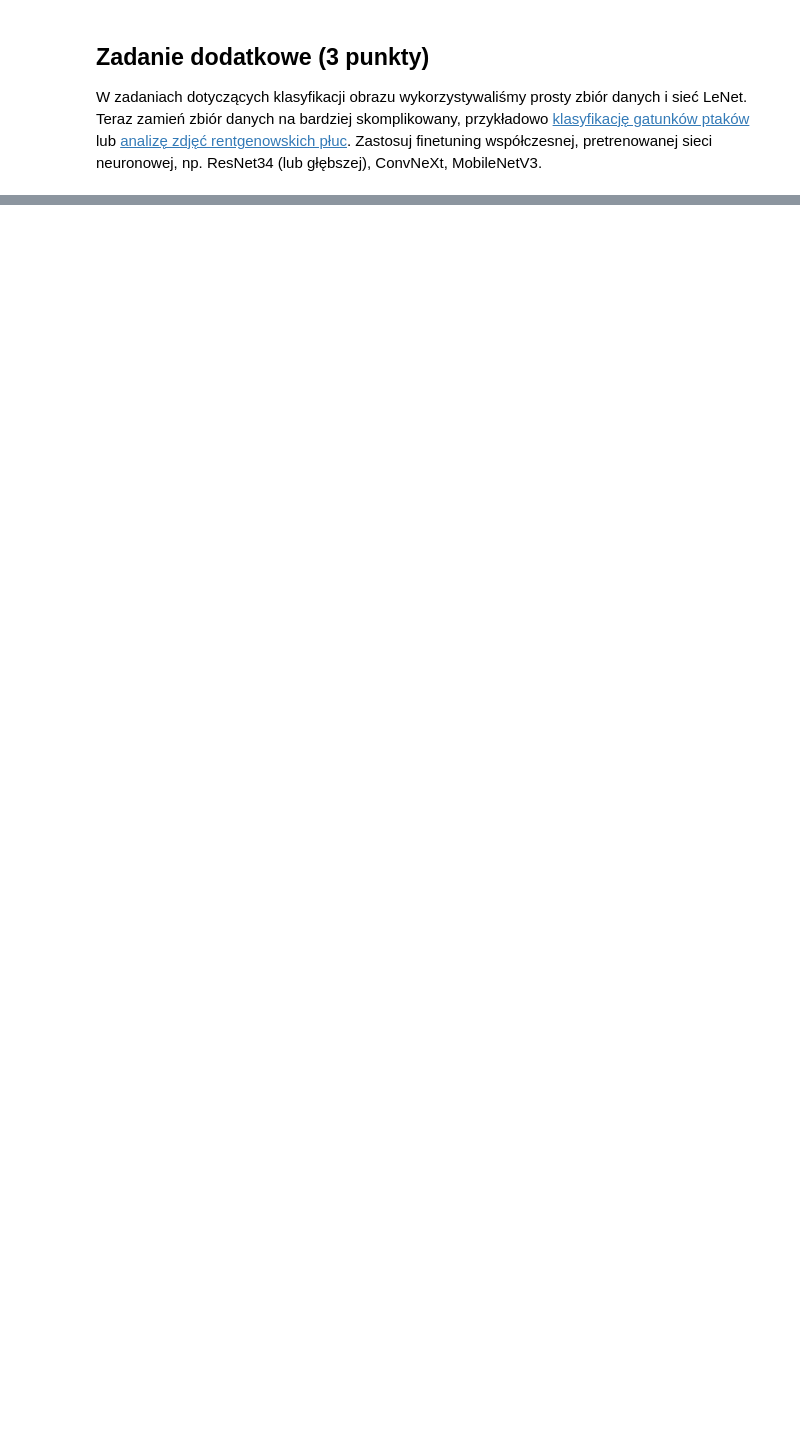
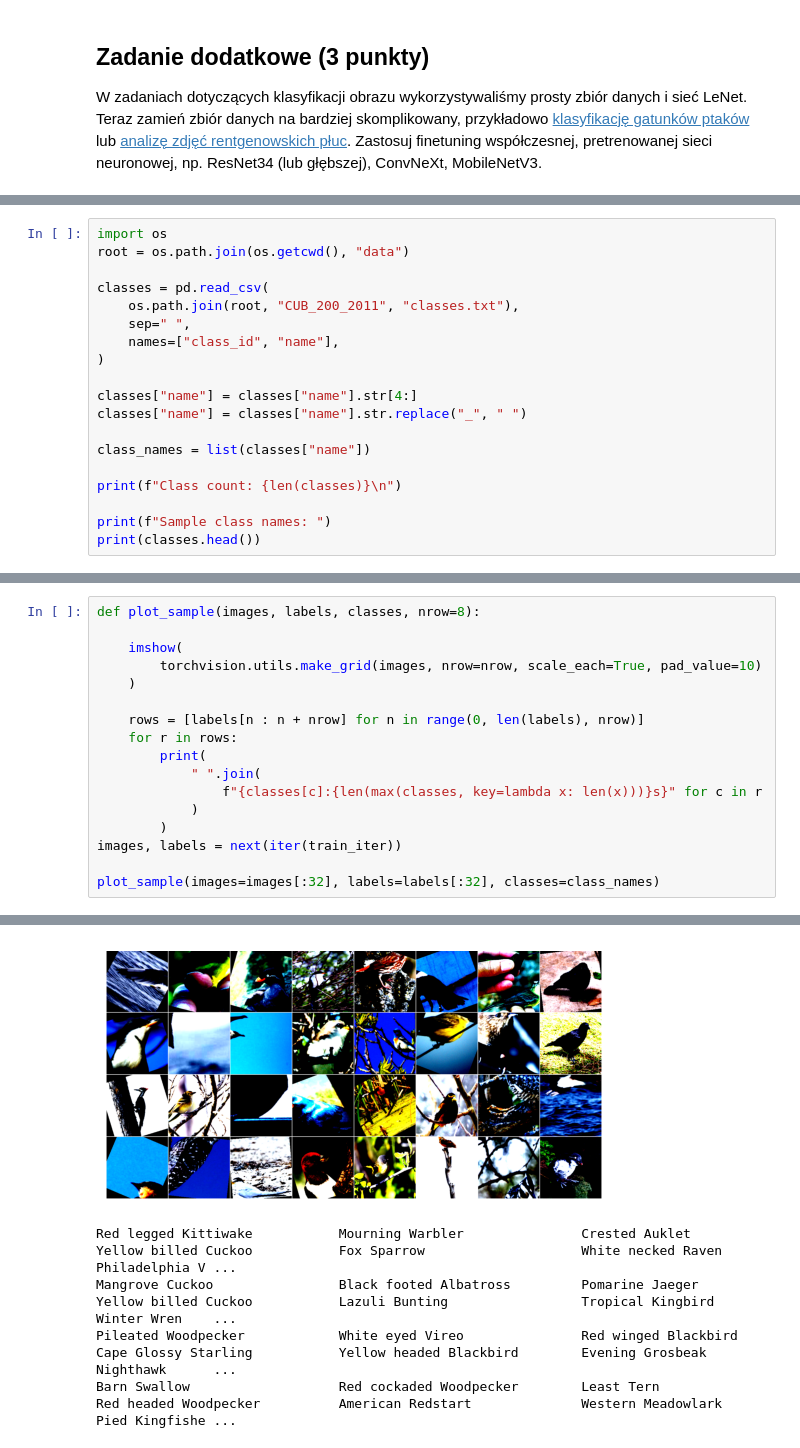
Before and after one commit to macwsn/Artificial-Intelligence-Fundamentals, a Jupyter notebook: lab4.ipynb, the cells around one changed output, grey strips where cells are left out. Saved outputs shown, nothing was run; the diff lists cells and outputs as text; blank space fills up the shorter version.

```diff
--- a/lab4.ipynb
+++ b/lab4.ipynb
@@ -678,0 +964,19 @@ W zadaniach dotyczących klasyfikacji obrazu wykorzystywaliśmy prosty zbiór da
+# %%
+import os
+root = os.path.join(os.getcwd(), "data")
+
+classes = pd.read_csv(
+    os.path.join(root, "CUB_200_2011", "classes.txt"),
+    sep=" ",
+    names=["class_id", "name"],
+)
+
+classes["name"] = classes["name"].str[4:]
+classes["name"] = classes["name"].str.replace("_", " ")
+
+class_names = list(classes["name"])
+
+print(f"Class count: {len(classes)}\n")
+
+print(f"Sample class names: ")
+print(classes.head())
@@ -678,0 +1065,18 @@ W zadaniach dotyczących klasyfikacji obrazu wykorzystywaliśmy prosty zbiór da
+# %%
+def plot_sample(images, labels, classes, nrow=8):
+
+    imshow(
+        torchvision.utils.make_grid(images, nrow=nrow, scale_each=True, pad_value=10)
+    )
+
+    rows = [labels[n : n + nrow] for n in range(0, len(labels), nrow)]
+    for r in rows:
+        print(
+            " ".join(
+                f"{classes[c]:{len(max(classes, key=lambda x: len(x)))}s}" for c in r
+            )
+        )
+images, labels = next(iter(train_iter))
+
+plot_sample(images=images[:32], labels=labels[:32], classes=class_names)
+# %% [output]
@@ -678,0 +1084,5 @@ W zadaniach dotyczących klasyfikacji obrazu wykorzystywaliśmy prosty zbiór da
+[figure, added]
+Red legged Kittiwake           Mourning Warbler               Crested Auklet                 Yellow billed Cuckoo           Fox Sparrow                    White necked Raven             Philadelphia V ...
+Mangrove Cuckoo                Black footed Albatross         Pomarine Jaeger                Yellow billed Cuckoo           Lazuli Bunting                 Tropical Kingbird              Winter Wren    ...
+Pileated Woodpecker            White eyed Vireo               Red winged Blackbird           Cape Glossy Starling           Yellow headed Blackbird        Evening Grosbeak               Nighthawk      ...
+Barn Swallow                   Red cockaded Woodpecker        Least Tern                     Red headed Woodpecker          American Redstart              Western Meadowlark             Pied Kingfishe ...
```
Also changed, not shown: parts of 46 cells of this notebook.
